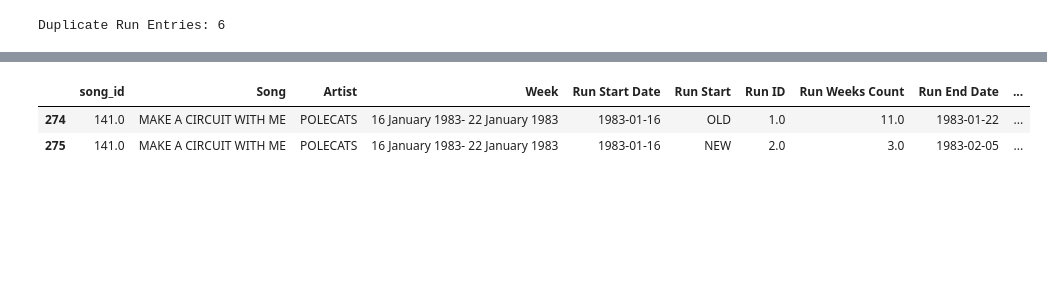
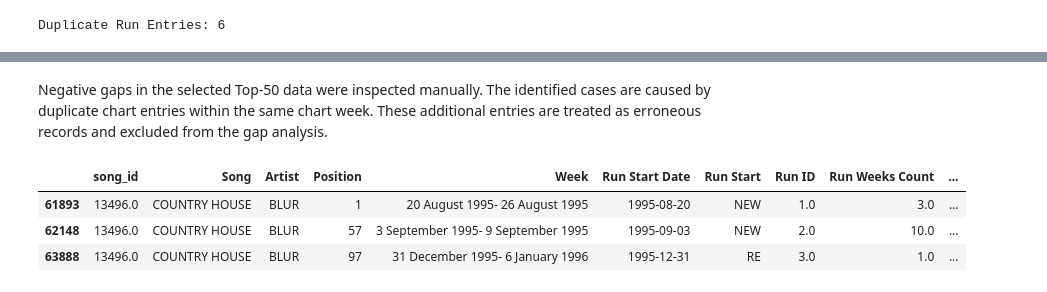
Before and after one commit to Sabrinalyst/what-happened-to-music, a Jupyter notebook: notebooks/04_chart_analysis.ipynb, the cells around one changed output, grey strips where cells are left out. Cells and saved outputs as stored; diff of their text form; code cells hidden in the pictures; blank space fills up the shorter version.

```diff
--- a/notebooks/04_chart_analysis.ipynb
+++ b/notebooks/04_chart_analysis.ipynb
@@ -1123,6 +1263,6 @@ chart_duration.loc[madness, :]
 # %%
 # Drop unused columns
 
-chart_duration = chart_duration.drop(columns=['Position', 'Peak'])
+chart_duration = chart_duration.drop(columns=['Peak'])
 chart_duration.loc[madness, :]
 # %% [output]
@@ -1823,10 +1987,15 @@ Gap Weeks with negative gaps: 24
+# %% [markdown]
+Negative gaps in the selected Top-50 data were inspected manually.
+The identified cases are caused by duplicate chart entries within the same chart week.
+These additional entries are treated as erroneous records and excluded from the gap analysis.
 # %%
-song_id_141 = chart_duration.loc[:,'song_id'] == 141.0
-chart_duration.loc[song_id_141, :]
+song_id = chart_duration.loc[:,'song_id'] == 13496.0
+chart_duration.loc[song_id, :]
 # %% [output]
-|  | song_id | Song | Artist | Week | Run Start Date | Run Start | Run ID | Run Weeks Count | Run End Date | ... |
-| 274 | 141.0 | MAKE A CIRCUIT WITH ME | POLECATS | 16 January 1983- 22 January 1983 | 1983-01-16 | OLD | 1.0 | 11.0 | 1983-01-22 | ... |
-| 275 | 141.0 | MAKE A CIRCUIT WITH ME | POLECATS | 16 January 1983- 22 January 1983 | 1983-01-16 | NEW | 2.0 | 3.0 | 1983-02-05 | ... |
+|  | song_id | Song | Artist | Position | Week | Run Start Date | Run Start | Run ID | Run Weeks Count | ... |
+| 61893 | 13496.0 | COUNTRY HOUSE | BLUR | 1 | 20 August 1995- 26 August 1995 | 1995-08-20 | NEW | 1.0 | 3.0 | ... |
+| 62148 | 13496.0 | COUNTRY HOUSE | BLUR | 57 | 3 September 1995- 9 September 1995 | 1995-09-03 | NEW | 2.0 | 10.0 | ... |
+| 63888 | 13496.0 | COUNTRY HOUSE | BLUR | 97 | 31 December 1995- 6 January 1996 | 1995-12-31 | RE | 3.0 | 1.0 | ... |
 # %%
 # Explore the original chart history of an overlapping run
 
```
Also changed, not shown: parts of 73 cells of this notebook, 3 other files.
